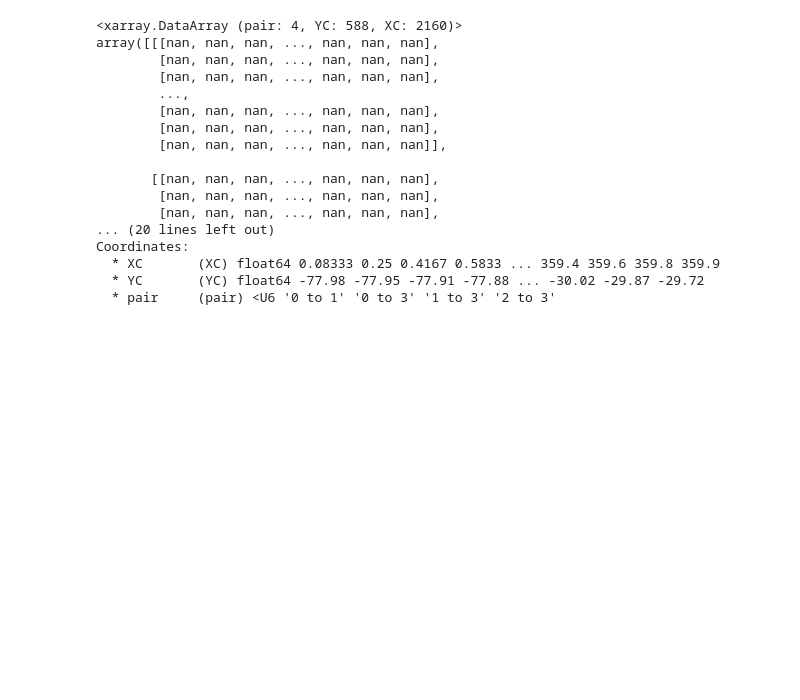
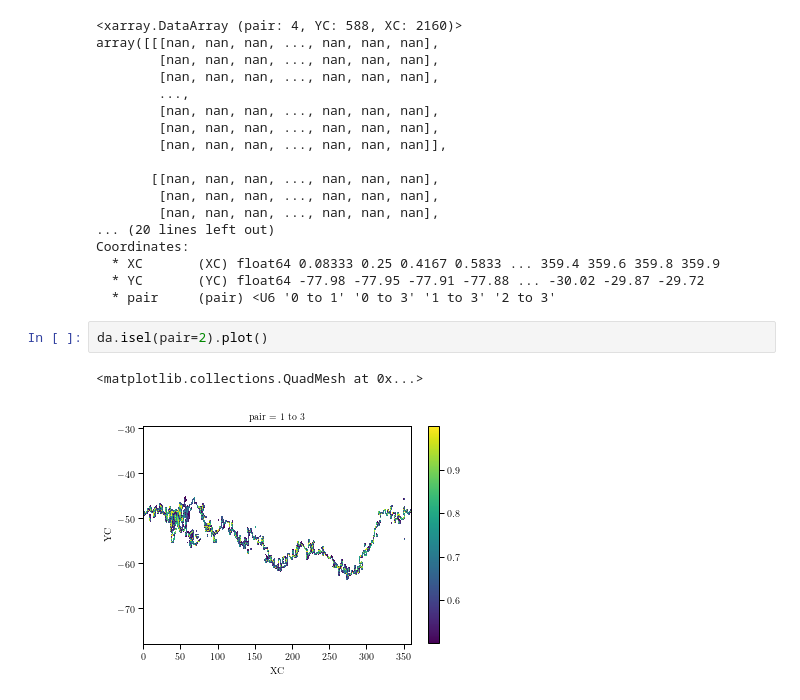
Before and after one commit to sdat2/pyxpcm, a Jupyter notebook: old-ipynb/plot_i_metric.ipynb, the cells around one changed output. Drawn from its saved outputs; the diff is of its cells as text; blank space fills up the shorter version.

```diff
--- a/old-ipynb/plot_i_metric.ipynb
+++ b/old-ipynb/plot_i_metric.ipynb
@@ -389,3 +499,8 @@ Coordinates:
   * XC       (XC) float64 0.08333 0.25 0.4167 0.5833 ... 359.4 359.6 359.8 359.9
   * YC       (YC) float64 -77.98 -77.95 -77.91 -77.88 ... -30.02 -29.87 -29.72
   * pair     (pair) <U6 '0 to 1' '0 to 3' '1 to 3' '2 to 3'
+# %%
+da.isel(pair=2).plot()
+# %% [output]
+<matplotlib.collections.QuadMesh at 0x...>
+[figure, added]
```
Also changed, not shown: parts of 9 cells of this notebook, 3 other files.
